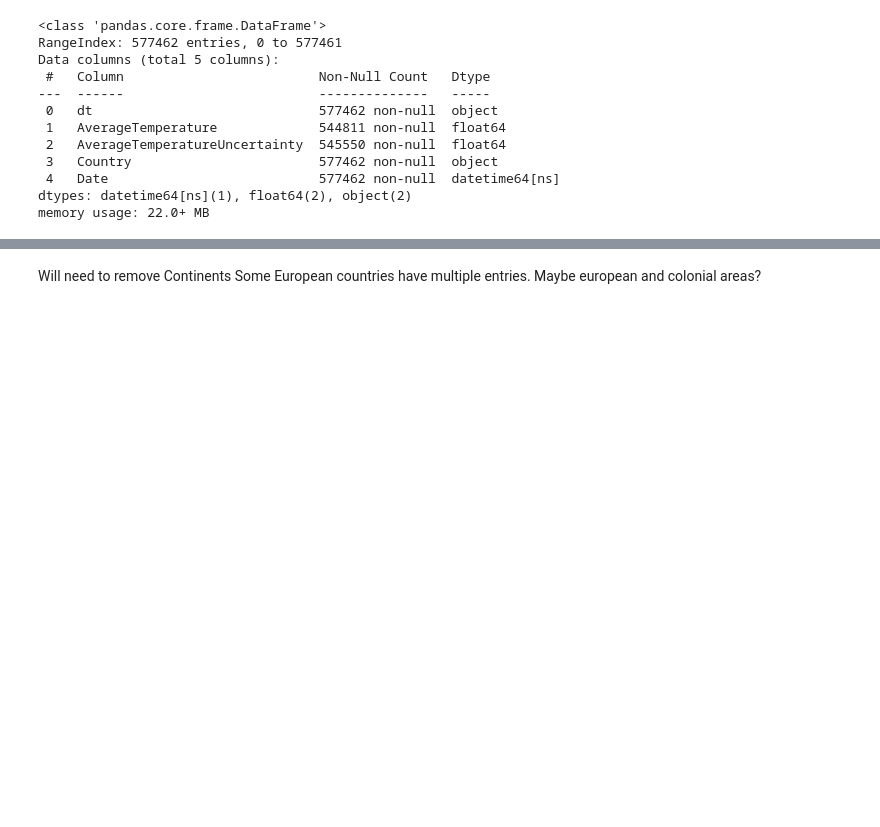
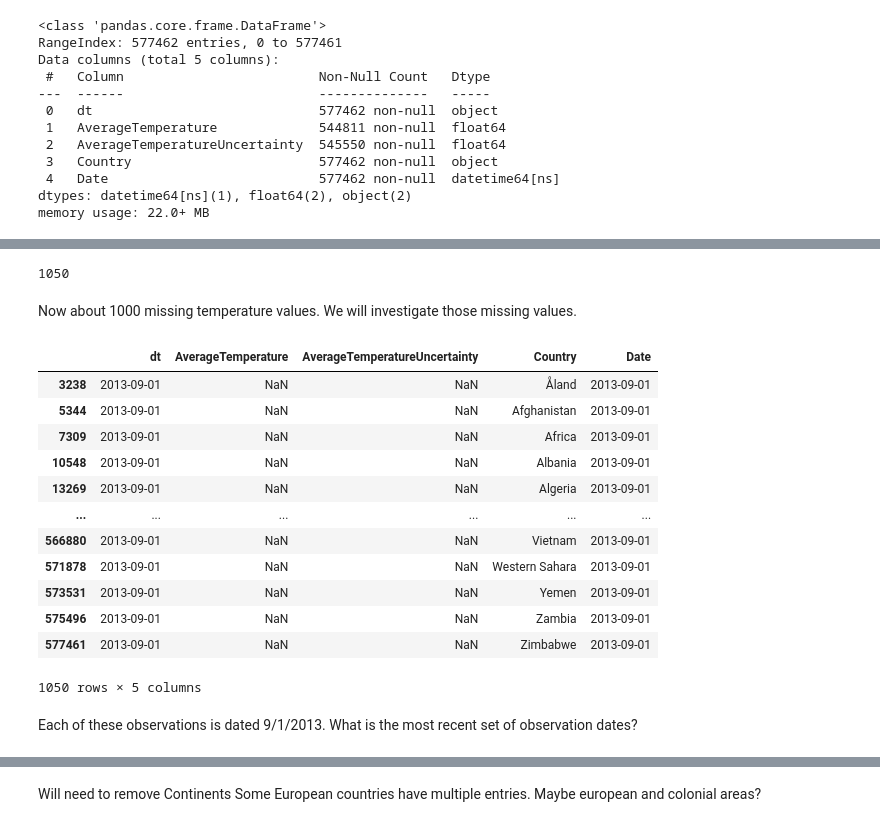
Before and after one commit to speedytmark/Draft_Project, a Jupyter notebook: Temperature.ipynb, the cells around one changed output, grey strips where cells are left out. Cells and saved outputs as stored; diff of their text form; code cells hidden in the pictures; blank space fills up the shorter version.

```diff
--- a/Temperature.ipynb
+++ b/Temperature.ipynb
@@ -69,0 +63,25 @@ temp.head()
+# %%
+temp['AverageTemperature'].isnull().sum()
+# %% [output]
+1050
+# %% [markdown]
+Now about 1000 missing temperature values. We will investigate those missing values.
+# %%
+#Display some of the observations with missing temperature values
+temp[temp['AverageTemperature'].isnull()]
+# %% [output]
+|  | dt | AverageTemperature | AverageTemperatureUncertainty | Country | Date |
+| 3238 | 2013-09-01 | NaN | NaN | Åland | 2013-09-01 |
+| 5344 | 2013-09-01 | NaN | NaN | Afghanistan | 2013-09-01 |
+| 7309 | 2013-09-01 | NaN | NaN | Africa | 2013-09-01 |
+| 10548 | 2013-09-01 | NaN | NaN | Albania | 2013-09-01 |
+| 13269 | 2013-09-01 | NaN | NaN | Algeria | 2013-09-01 |
+| ... | ... | ... | ... | ... | ... |
+| 566880 | 2013-09-01 | NaN | NaN | Vietnam | 2013-09-01 |
+| 571878 | 2013-09-01 | NaN | NaN | Western Sahara | 2013-09-01 |
+| 573531 | 2013-09-01 | NaN | NaN | Yemen | 2013-09-01 |
+| 575496 | 2013-09-01 | NaN | NaN | Zambia | 2013-09-01 |
+| 577461 | 2013-09-01 | NaN | NaN | Zimbabwe | 2013-09-01 |
+1050 rows × 5 columns
+# %% [markdown]
+Each of these observations is dated 9/1/2013. What is the most recent set of observation dates?
```
Also changed, not shown: parts of 34 cells of this notebook.
